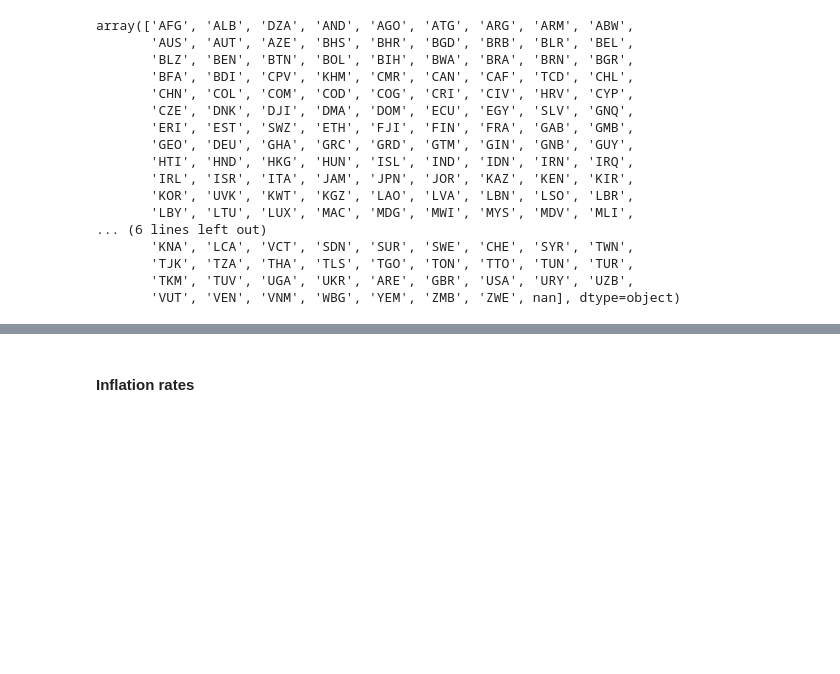
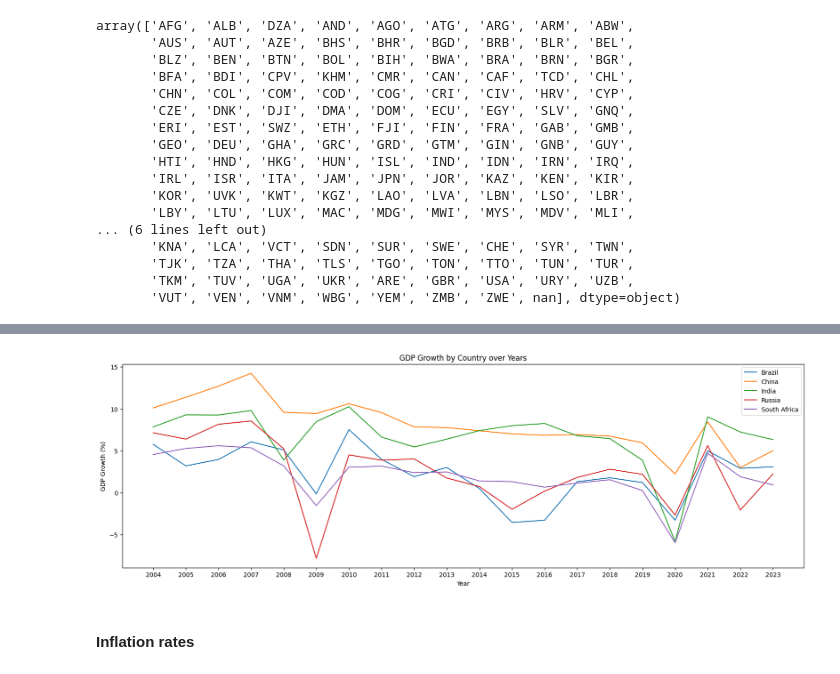
Before and after one commit to nusero92/cryptocurency, a Jupyter notebook: crypto project.ipynb, the cells around one changed output, grey strips where cells are left out. Drawn from its saved outputs; the diff is of its cells as text; code cells hidden in the pictures; blank space fills up the shorter version.

```diff
--- a/crypto project.ipynb
+++ b/crypto project.ipynb
@@ -127,0 +221,11 @@ filtered_df.head(25)
+# %%
+#  sorted by country and year for correct calculation
+gdp_year = gdp_year.sort_values(by=['Country', 'Year'])
+
+# Calculate GDP growth rate
+gdp_year['gdp_growth'] = gdp_year.groupby('Country')['GDP'].pct_change() * 100
+
+# to remove NaN values which appear for the first year of each country
+gdp_year.dropna(subset=['gdp_growth'], inplace=True)
+
+gdp_year
@@ -128,2 +246,16 @@ filtered_df.head(25)
+# %%
+plt.figure(figsize=(20, 6))  # Set the size of the plot
+unique_countries = gdp_year['Country'].unique()
+for country in unique_countries:
+    country_data = gdp_year[gdp_year['Country'] == country]
+    plt.plot(country_data['Year'], country_data['gdp_growth'], label=country)
+
+plt.xlabel('Year')
+plt.ylabel('GDP Growth (%)')
+plt.title('GDP Growth by Country over Years')
+plt.legend()
+plt.show()
+# %% [output]
+[figure, added]
 # %% [markdown]
 #### Inflation rates
```
Also changed, not shown: parts of 22 cells of this notebook, 2 other files.
